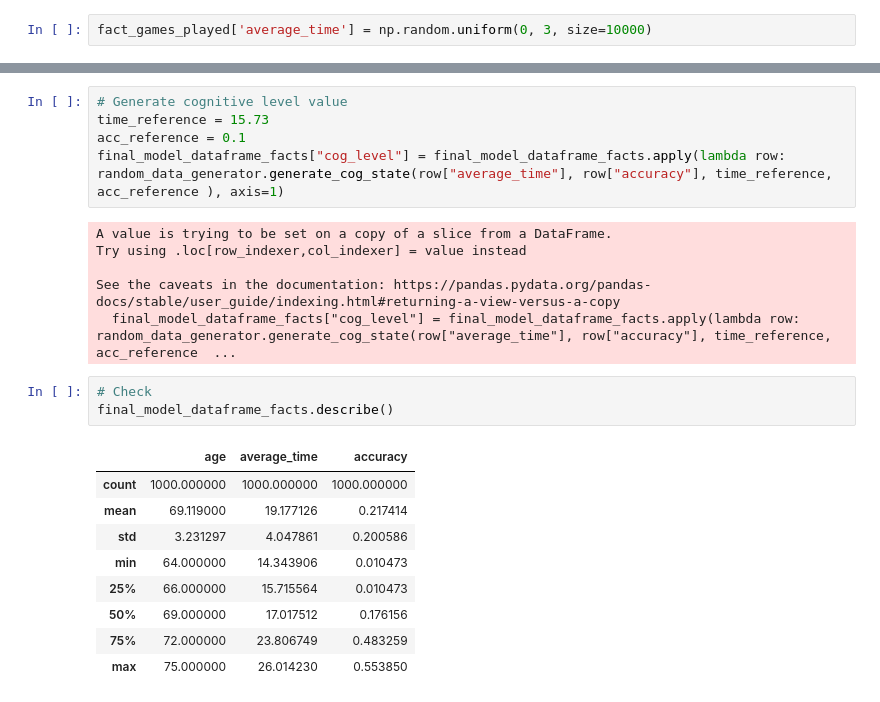
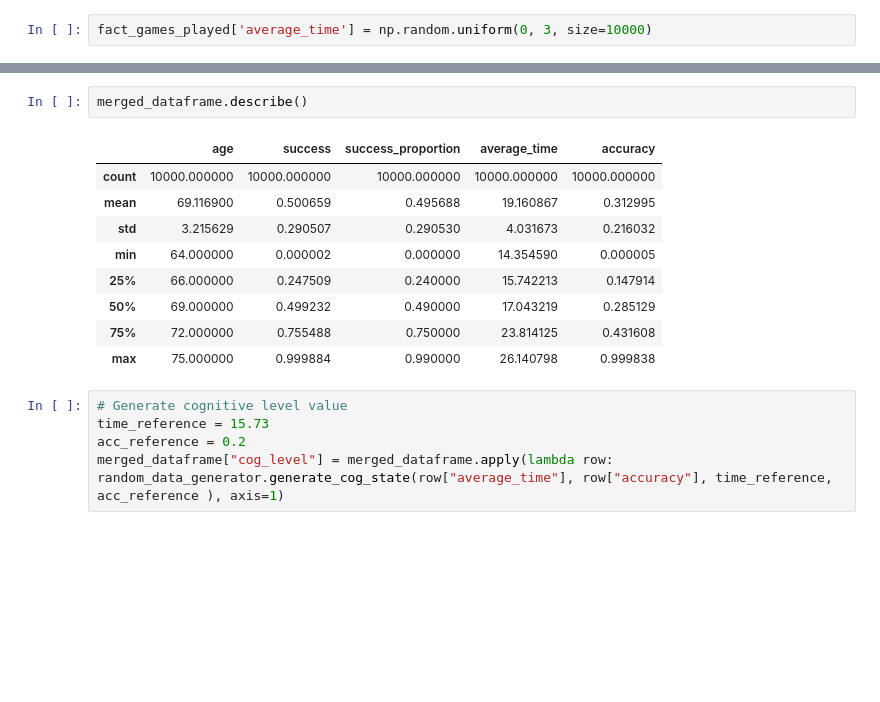
Before and after one commit to carmenvilanova/SeniorTrAIning, a Jupyter notebook: main_data/notebooks/main_notebook.ipynb, the cells around one changed output, grey strips where cells are left out. Cells and saved outputs as stored; diff of their text form; blank space fills up the shorter version.

```diff
--- a/main_data/notebooks/main_notebook.ipynb
+++ b/main_data/notebooks/main_notebook.ipynb
@@ -211,24 +213,17 @@ See the caveats in the documentation: https://pandas.pydata.org/pandas-docs/stab
+# %%
+merged_dataframe.describe()
+# %% [output]
+|  | age | success | success_proportion | average_time | accuracy |
+| count | 10000.000000 | 10000.000000 | 10000.000000 | 10000.000000 | 10000.000000 |
+| mean | 69.116900 | 0.500659 | 0.495688 | 19.160867 | 0.312995 |
+| std | 3.215629 | 0.290507 | 0.290530 | 4.031673 | 0.216032 |
+| min | 64.000000 | 0.000002 | 0.000000 | 14.354590 | 0.000005 |
+| 25% | 66.000000 | 0.247509 | 0.240000 | 15.742213 | 0.147914 |
+| 50% | 69.000000 | 0.499232 | 0.490000 | 17.043219 | 0.285129 |
+| 75% | 72.000000 | 0.755488 | 0.750000 | 23.814125 | 0.431608 |
+| max | 75.000000 | 0.999884 | 0.990000 | 26.140798 | 0.999838 |
 # %%
 # Generate cognitive level value
 time_reference = 15.73
-acc_reference = 0.1
-final_model_dataframe_facts["cog_level"] = final_model_dataframe_facts.apply(lambda row: random_data_generator.generate_cog_state(row["average_time"], row["accuracy"], time_reference, acc_reference ), axis=1)
+acc_reference = 0.2
+merged_dataframe["cog_level"] = merged_dataframe.apply(lambda row: random_data_generator.generate_cog_state(row["average_time"], row["accuracy"], time_reference, acc_reference ), axis=1)
-# %% [output]
-A value is trying to be set on a copy of a slice from a DataFrame.
-Try using .loc[row_indexer,col_indexer] = value instead
-
-See the caveats in the documentation: https://pandas.pydata.org/pandas-docs/stable/user_guide/indexing.html#returning-a-view-versus-a-copy
-  final_model_dataframe_facts["cog_level"] = final_model_dataframe_facts.apply(lambda row: random_data_generator.generate_cog_state(row["average_time"], row["accuracy"], time_reference, acc_reference  ...
-# %%
-# Check
-final_model_dataframe_facts.describe()
-# %% [output]
-|  | age | average_time | accuracy |
-| count | 1000.000000 | 1000.000000 | 1000.000000 |
-| mean | 69.119000 | 19.177126 | 0.217414 |
-| std | 3.231297 | 4.047861 | 0.200586 |
-| min | 64.000000 | 14.343906 | 0.010473 |
-| 25% | 66.000000 | 15.715564 | 0.010473 |
-| 50% | 69.000000 | 17.017512 | 0.176156 |
-| 75% | 72.000000 | 23.806749 | 0.483259 |
-| max | 75.000000 | 26.014230 | 0.553850 |
```
Also changed, not shown: parts of 22 cells of this notebook, 2 other files.
